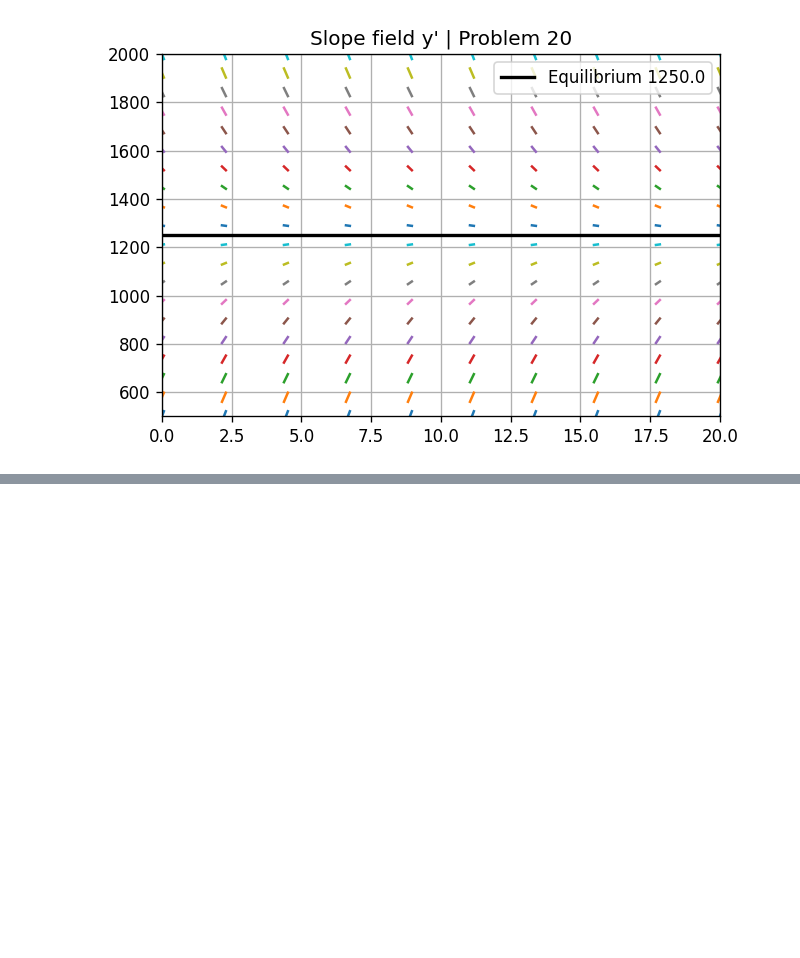
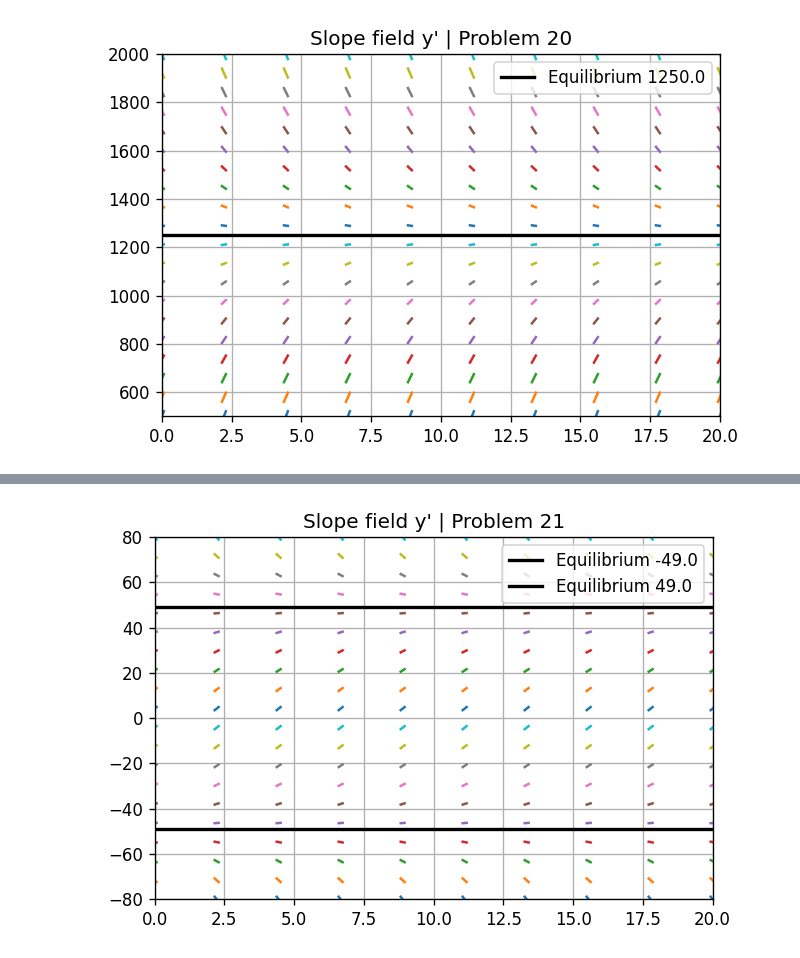
Before and after one commit to zemarchezi/BoyceDiPrima_DifferentialEq, a Jupyter notebook: Chapter_1.ipynb, the cells around one changed output, grey strips where cells are left out. Drawn from its saved outputs; the diff is of its cells as text; code cells hidden in the pictures; blank space fills up the shorter version.

Commit message:
problems 21-25

```diff
--- a/Chapter_1.ipynb
+++ b/Chapter_1.ipynb
@@ -598,0 +658,4 @@ c. Using the data in part c, draw a direction field and compare it with Figure 1
+# %%
+direction_field(symbol="y", expression="9.8 - (1/245)*y^2", ylim=[-80,80], tlim=[0,20], problm_title="Problem 21")
+# %% [output]
+[figure, added]
```
Also changed, not shown: parts of 10 cells of this notebook.
